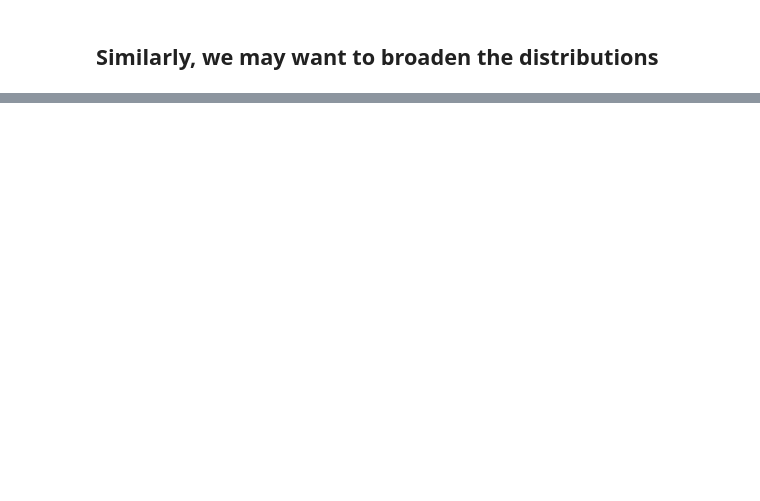
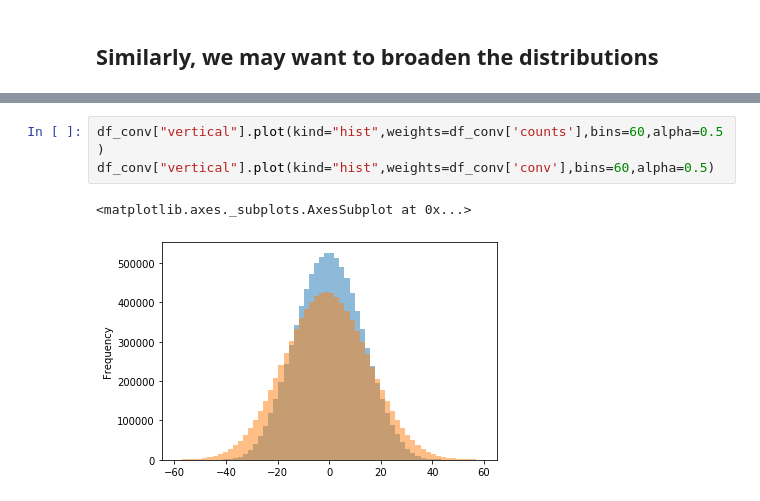
Before and after one commit to jasonbono/MuonConvolution, a Jupyter notebook: tracker_info/beam_moments_demo.ipynb, the cells around one changed output, grey strips where cells are left out. Cells and saved outputs as stored; diff of their text form; blank space fills up the shorter version.

```diff
--- a/tracker_info/beam_moments_demo.ipynb
+++ b/tracker_info/beam_moments_demo.ipynb
@@ -97,0 +101,6 @@ def gaus_broadening(df_input):
+# %%
+df_conv["vertical"].plot(kind="hist",weights=df_conv['counts'],bins=60,alpha=0.5)
+df_conv["vertical"].plot(kind="hist",weights=df_conv['conv'],bins=60,alpha=0.5)
+# %% [output]
+<matplotlib.axes._subplots.AxesSubplot at 0x...>
+[figure, added]
```
Also changed, not shown: parts of 16 cells of this notebook, 2 other files.
